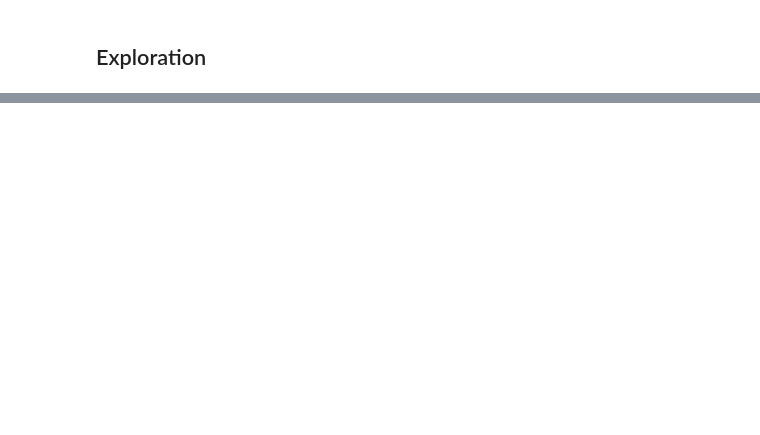
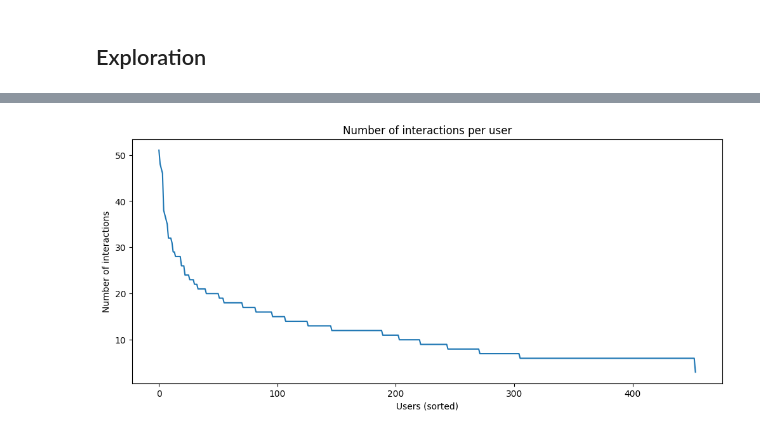
Before and after one commit to Pacatro/EDuRec, a Jupyter notebook: notebooks/data_exploration.ipynb, the cells around one changed output, grey strips where cells are left out. Cells and saved outputs as stored; diff of their text form; code cells hidden in the pictures; blank space fills up the shorter version.

```diff
--- a/notebooks/data_exploration.ipynb
+++ b/notebooks/data_exploration.ipynb
@@ -462,0 +179,10 @@ train_df
+# %%
+raw_dataset = load_itm()
+interactions = raw_dataset.interactions
+items = raw_dataset.i_feats
+users = raw_dataset.u_feats
+
+print("Number of interactions:", len(interactions))
+print("Number of items:", len(items))
+print("Number of users:", len(users))
+interactions.head()
@@ -462,0 +199,4 @@ train_df
+# %%
+plot_interactions_per_user(interactions)
+# %% [output]
+[figure, added]
```
Also changed, not shown: parts of 16 cells of this notebook, 9 other files.
